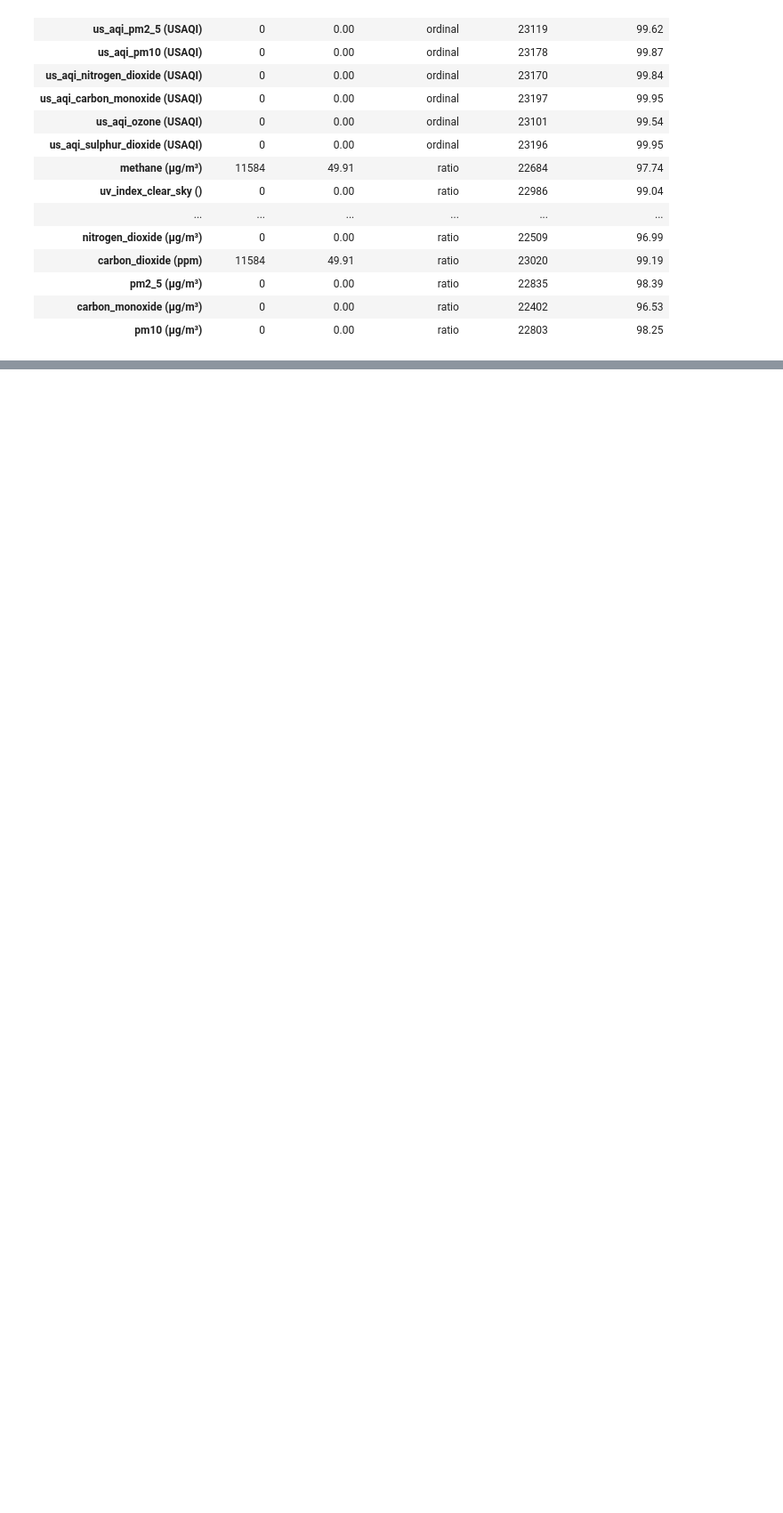
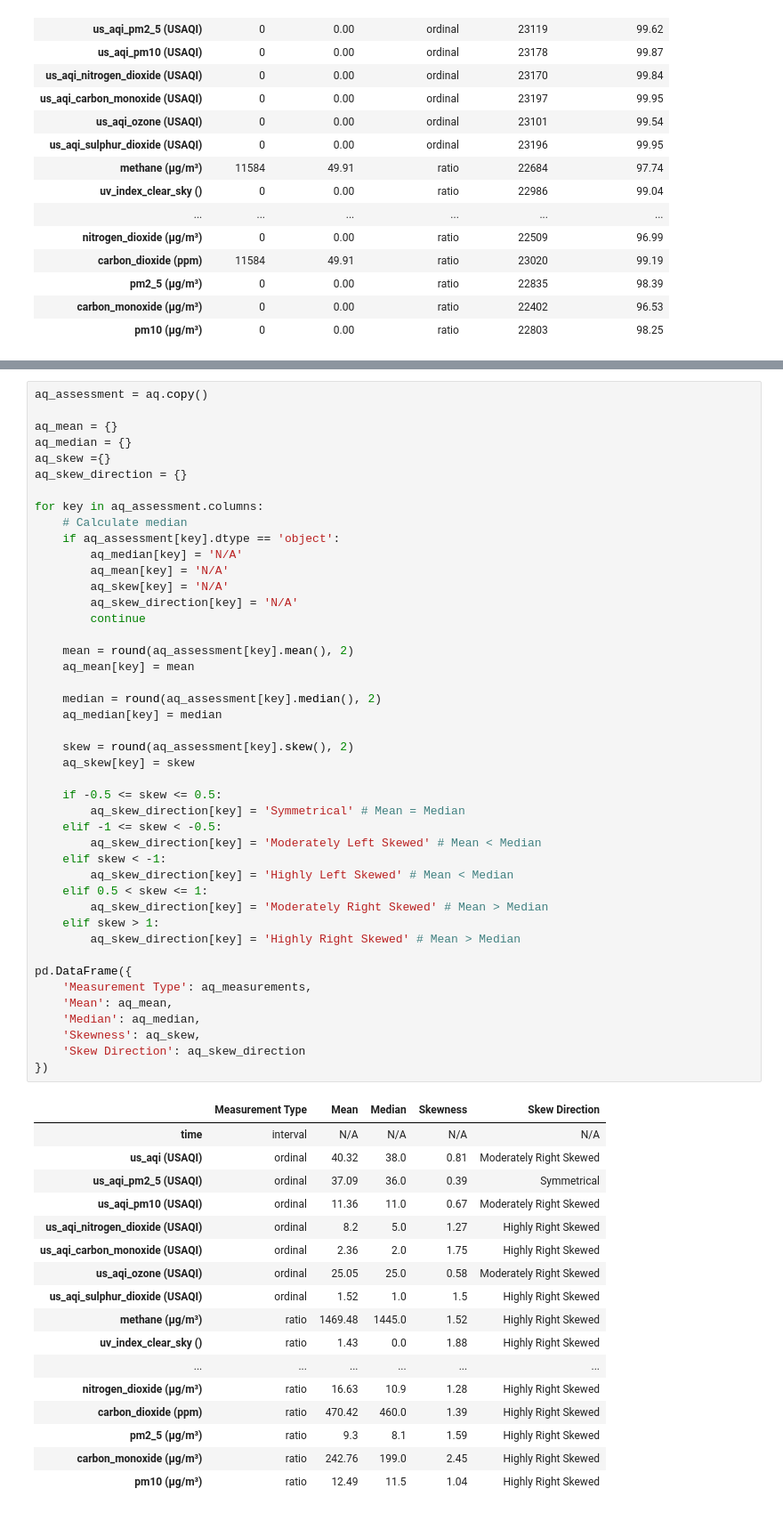
Before and after one commit to ianbunag/cmpe-255-data-mining-project, a Jupyter notebook: 03-08-eda-open-meteo.ipynb, the cells around one changed output, grey strips where cells are left out. Shown at 89% size. Saved outputs shown, nothing was run; the diff lists cells and outputs as text; blank space fills up the shorter version.

```diff
--- a/03-08-eda-open-meteo.ipynb
+++ b/03-08-eda-open-meteo.ipynb
@@ -161,0 +165,62 @@ pd.DataFrame({
+# %%
+aq_assessment = aq.copy()
+
+aq_mean = {}
+aq_median = {}
+aq_skew ={}
+aq_skew_direction = {}
+
+for key in aq_assessment.columns:
+    # Calculate median
+    if aq_assessment[key].dtype == 'object':
+        aq_median[key] = 'N/A'
+        aq_mean[key] = 'N/A'
+        aq_skew[key] = 'N/A'
+        aq_skew_direction[key] = 'N/A'
+        continue
+
+    mean = round(aq_assessment[key].mean(), 2)
+    aq_mean[key] = mean
+
+    median = round(aq_assessment[key].median(), 2)
+    aq_median[key] = median
+
+    skew = round(aq_assessment[key].skew(), 2)
+    aq_skew[key] = skew
+
+    if -0.5 <= skew <= 0.5:
+        aq_skew_direction[key] = 'Symmetrical' # Mean = Median
+    elif -1 <= skew < -0.5:
+        aq_skew_direction[key] = 'Moderately Left Skewed' # Mean < Median
+    elif skew < -1:
+        aq_skew_direction[key] = 'Highly Left Skewed' # Mean < Median
+    elif 0.5 < skew <= 1:
+        aq_skew_direction[key] = 'Moderately Right Skewed' # Mean > Median
+    elif skew > 1:
+        aq_skew_direction[key] = 'Highly Right Skewed' # Mean > Median
+
+pd.DataFrame({
+    'Measurement Type': aq_measurements,
+    'Mean': aq_mean,
+    'Median': aq_median,
+    'Skewness': aq_skew,
+    'Skew Direction': aq_skew_direction
+})
+# %% [output]
+|  | Measurement Type | Mean | Median | Skewness | Skew Direction |
+| time | interval | N/A | N/A | N/A | N/A |
+| us_aqi (USAQI) | ordinal | 40.32 | 38.0 | 0.81 | Moderately Right Skewed |
+| us_aqi_pm2_5 (USAQI) | ordinal | 37.09 | 36.0 | 0.39 | Symmetrical |
+| us_aqi_pm10 (USAQI) | ordinal | 11.36 | 11.0 | 0.67 | Moderately Right Skewed |
+| us_aqi_nitrogen_dioxide (USAQI) | ordinal | 8.2 | 5.0 | 1.27 | Highly Right Skewed |
+| us_aqi_carbon_monoxide (USAQI) | ordinal | 2.36 | 2.0 | 1.75 | Highly Right Skewed |
+| us_aqi_ozone (USAQI) | ordinal | 25.05 | 25.0 | 0.58 | Moderately Right Skewed |
+| us_aqi_sulphur_dioxide (USAQI) | ordinal | 1.52 | 1.0 | 1.5 | Highly Right Skewed |
+| methane (μg/m³) | ratio | 1469.48 | 1445.0 | 1.52 | Highly Right Skewed |
+| uv_index_clear_sky () | ratio | 1.43 | 0.0 | 1.88 | Highly Right Skewed |
+| ... | ... | ... | ... | ... | ... |
+| nitrogen_dioxide (μg/m³) | ratio | 16.63 | 10.9 | 1.28 | Highly Right Skewed |
+| carbon_dioxide (ppm) | ratio | 470.42 | 460.0 | 1.39 | Highly Right Skewed |
+| pm2_5 (μg/m³) | ratio | 9.3 | 8.1 | 1.59 | Highly Right Skewed |
+| carbon_monoxide (μg/m³) | ratio | 242.76 | 199.0 | 2.45 | Highly Right Skewed |
+| pm10 (μg/m³) | ratio | 12.49 | 11.5 | 1.04 | Highly Right Skewed |
```
Also changed, not shown: parts of 1 cell of this notebook, 1 other file.
